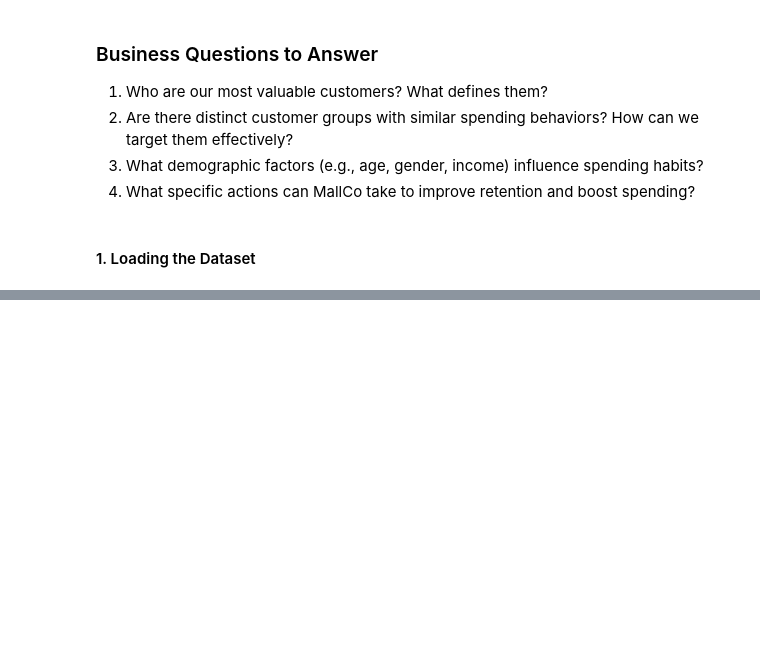
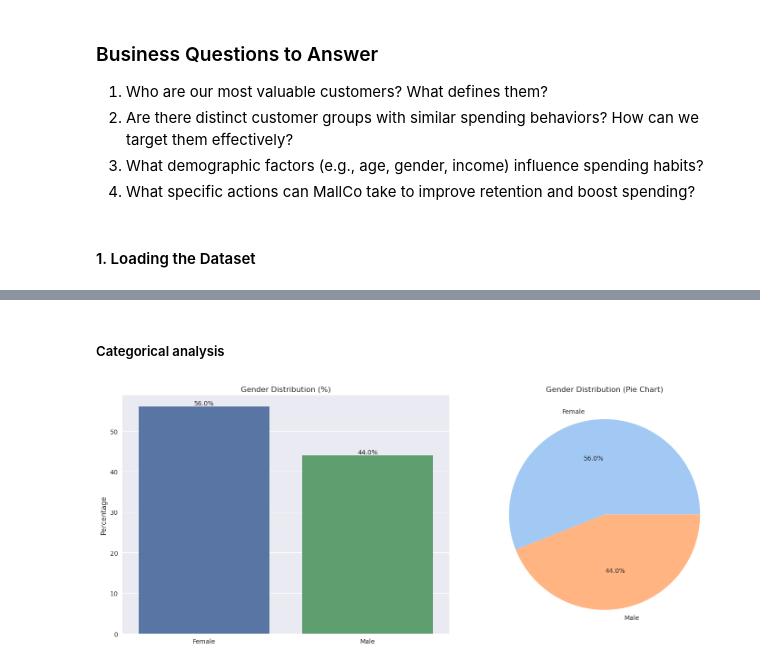
Before and after one commit to zey-2/sctp-dsai-1.3-coaching, a Jupyter notebook: notebook/1.3-coaching-assignment.ipynb, the cells around one changed output, grey strips where cells are left out. Cells and saved outputs as stored; diff of their text form; code cells hidden in the pictures; blank space fills up the shorter version.

```diff
--- a/notebook/1.3-coaching-assignment.ipynb
+++ b/notebook/1.3-coaching-assignment.ipynb
@@ -183,0 +212,26 @@ Age Group (Custom)
+# %% [markdown]
+##### Categorical analysis
+# %%
+# 2. Categorical Analysis (Gender)
+fig, (ax1, ax2) = plt.subplots(1, 2, figsize=(15, 6))
+
+# Bar plot with percentages
+gender_counts = data['Gender'].value_counts()
+gender_percentages = (gender_counts / len(data) * 100).round(1)
+
+sns.barplot(x=gender_percentages.index, y=gender_percentages.values, ax=ax1)
+ax1.set_title('Gender Distribution (%)')
+ax1.set_ylabel('Percentage')
+# Add percentage labels on top of each bar
+for i, v in enumerate(gender_percentages):
+    ax1.text(i, v, f'{v}%', ha='center', va='bottom')
+
+# Pie chart
+ax2.pie(gender_counts, labels=gender_counts.index, autopct='%1.1f%%',
+        colors=sns.color_palette('pastel'))
+ax2.set_title('Gender Distribution (Pie Chart)')
+
+plt.tight_layout()
+plt.show()
+# %% [output]
+[figure, added]
```
Also changed, not shown: parts of 26 cells of this notebook.
